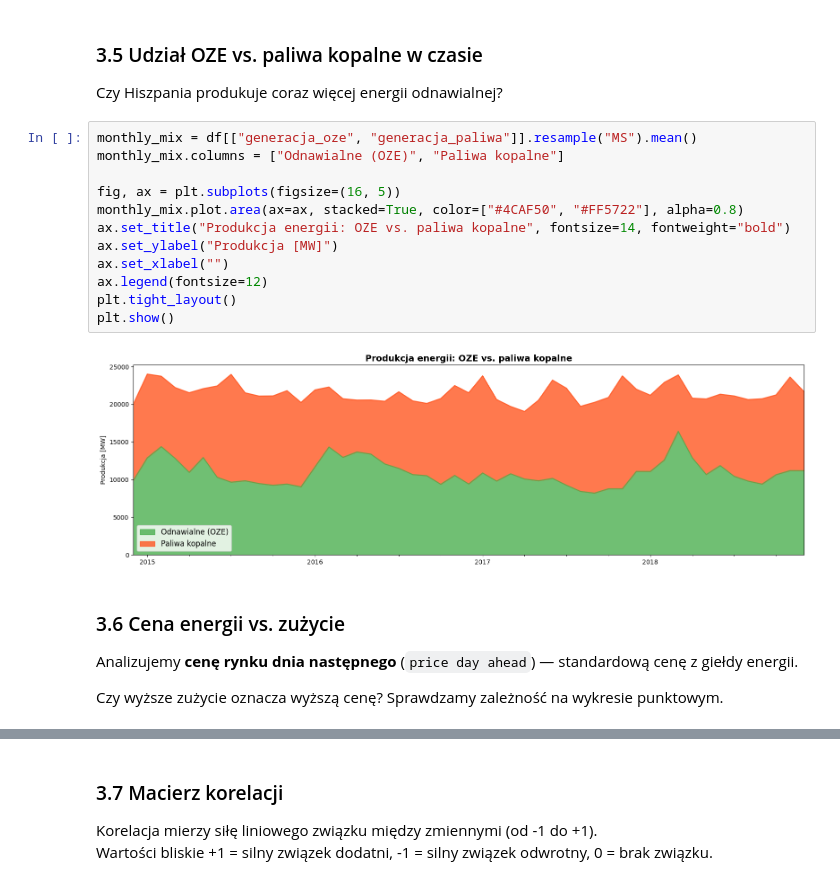
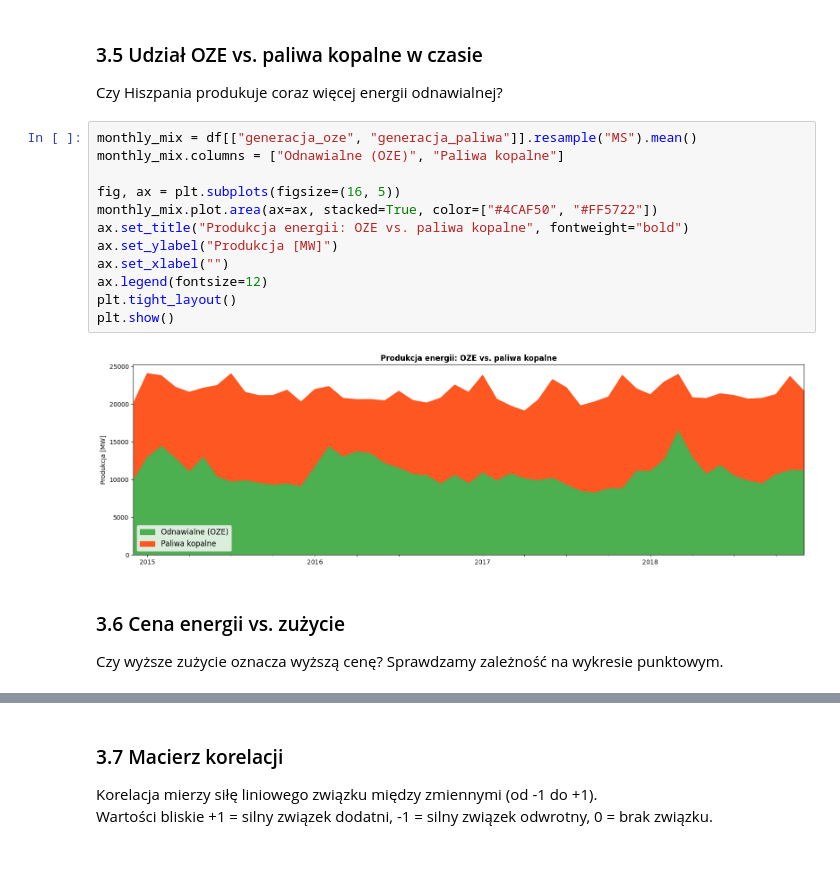
Before and after one commit to BartoszBugla/prognoza-zapotrzebowania-na-energie, a Jupyter notebook: analiza.ipynb, the cells around one changed output, grey strips where cells are left out. Saved outputs shown, nothing was run; the diff lists cells and outputs as text.

```diff
--- a/analiza.ipynb
+++ b/analiza.ipynb
@@ -376,21 +357,19 @@ Czy Hiszpania produkuje coraz więcej energii odnawialnej?
 # %%
 monthly_mix = df[["generacja_oze", "generacja_paliwa"]].resample("MS").mean()
 monthly_mix.columns = ["Odnawialne (OZE)", "Paliwa kopalne"]
 
 fig, ax = plt.subplots(figsize=(16, 5))
-monthly_mix.plot.area(ax=ax, stacked=True, color=["#4CAF50", "#FF5722"], alpha=0.8)
-ax.set_title("Produkcja energii: OZE vs. paliwa kopalne", fontsize=14, fontweight="bold")
+monthly_mix.plot.area(ax=ax, stacked=True, color=["#4CAF50", "#FF5722"])
+ax.set_title("Produkcja energii: OZE vs. paliwa kopalne", fontweight="bold")
 ax.set_ylabel("Produkcja [MW]")
 ax.set_xlabel("")
 ax.legend(fontsize=12)
 plt.tight_layout()
 plt.show()
 # %% [output]
-[figure, old version]
+[figure, new version]
 # %% [markdown]
 ### 3.6 Cena energii vs. zużycie
 
-Analizujemy **cenę rynku dnia następnego** (`price day ahead`) — standardową cenę z giełdy energii.
-
 Czy wyższe zużycie oznacza wyższą cenę? Sprawdzamy zależność na wykresie punktowym.
 # %%
```
Also changed, not shown: parts of 21 cells of this notebook, 1 other file.
